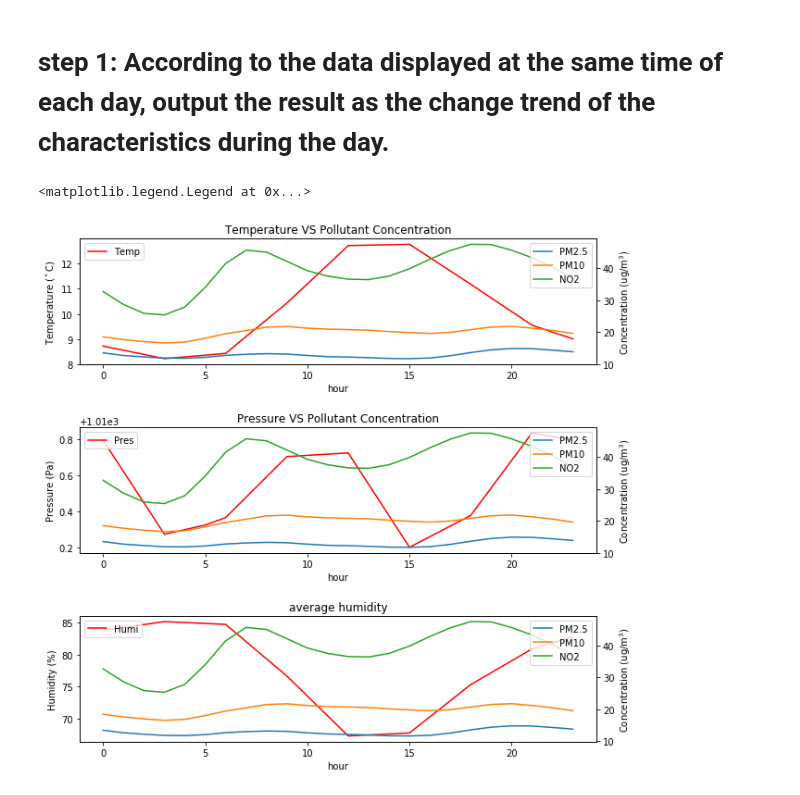
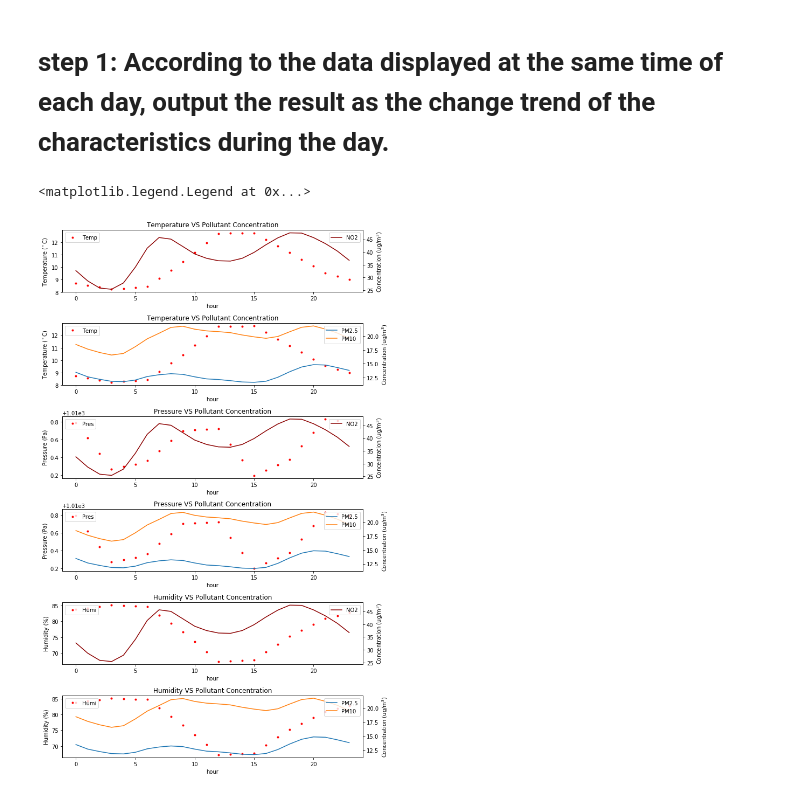
Before and after one commit to data-mining-not-found/air-quality-prediction, a Jupyter notebook: Released code/Version_1_0/11_charactristics_display.ipynb, the cells around one changed output. Cells and saved outputs as stored; diff of their text form; code cells hidden in the pictures.

```diff
--- a/Released code/Version_1_0/11_charactristics_display.ipynb
+++ b/Released code/Version_1_0/11_charactristics_display.ipynb
@@ -195,52 +141,87 @@ for i in range(24):
     pres[i] = pres[i] / pres_index[i]
     humi[i] = humi[i] / humi_index[i]
 # %%
-# Temperature, Pressure, and Humidity plot , average value in day
-fig = plt.figure(figsize=(10,10))
+# Temperature, Pressure, and Humidity plot , average value by Day
+fig = plt.figure(figsize=(10,18))
 plt.tight_layout()
 plt.subplots_adjust(wspace = 1, hspace = 0.5)
 
 # Temp
-ax1 = plt.subplot(311)
-ax1.plot(range(0,24), temp, label="Temp", color="red")
+ax1 = plt.subplot(611)
+ax1.plot(range(0,24), temp, "r.", label="Temp")
 ax1_t = ax1.twinx()
-ax1_t.plot(range(0,24), pm25_day, label="PM2.5")
-ax1_t.plot(range(0,24), pm10_day, label="PM10")
-ax1_t.plot(range(0,24), no2_day, label="NO2")
+ax1_t.plot(range(0,24), no2_day, label="NO2", color="darkred")
 ax1.set_xlabel("hour")
 ax1.set_ylabel(r"Temperature ($^\circ$C)")
 ax1_t.set_ylabel(r"Concentration (ug/m$^3$)")
+# ax1.set_ylim(0, 20)
+# ax1_t.set_ylim(0, 50)
 ax1.set_title("Temperature VS Pollutant Concentration")
 ax1.legend(loc=2)
 ax1_t.legend(loc=1)
 
+ax1 = plt.subplot(612)
+ax1.plot(range(0,24), temp, "r.", label="Temp")
+ax1_t = ax1.twinx()
+ax1_t.plot(range(0,24), pm25_day, label="PM2.5")
+ax1_t.plot(range(0,24), pm10_day, label="PM10")
+ax1.set_xlabel("hour")
+ax1.set_ylabel(r"Temperature ($^\circ$C)")
+ax1_t.set_ylabel(r"Concentration (ug/m$^3$)")
+# ax1.set_ylim(0, 20)
+# ax1_t.set_ylim(0, 30)
+ax1.set_title("Temperature VS Pollutant Concentration")
+ax1.legend(loc=2)
+ax1_t.legend(loc=1)
+
+
 # Pres
-ax2 = plt.subplot(312)
-ax2.plot(range(0,24), pres, label = "Pres", color="red")
+ax2 = plt.subplot(613)
+ax2.plot(range(0,24), pres,"r.", label = "Pres")
+ax2_t = ax2.twinx()
+ax2_t.plot(range(0,24), no2_day, label="NO2", color="darkred")
+ax2.set_xlabel("hour")
+ax2.set_ylabel(r"Pressure (Pa)")
+ax2_t.set_ylabel(r"Concentration (ug/m$^3$)")
+ax2.set_title("Pressure VS Pollutant Concentration")
+ax2.legend(loc=2)
+ax2_t.legend(loc=1)
+
+ax2 = plt.subplot(614)
+ax2.plot(range(0,24), pres, "r.", label = "Pres")
 ax2_t = ax2.twinx()
 ax2_t.plot(range(0,24), pm25_day, label="PM2.5")
 ax2_t.plot(range(0,24), pm10_day, label="PM10")
-ax2_t.plot(range(0,24), no2_day, label="NO2")
 ax2.set_xlabel("hour")
 ax2.set_ylabel(r"Pressure (Pa)")
 ax2_t.set_ylabel(r"Concentration (ug/m$^3$)")
 ax2.set_title("Pressure VS Pollutant Concentration")
 ax2.legend(loc=2)
 ax2_t.legend(loc=1)
 
 # Humi
-ax3 = plt.subplot(313)
-ax3.plot(range(0,24), humi, label = "Humi", color="red")
+ax3 = plt.subplot(615)
+ax3.plot(range(0,24), humi, "r.", label = "Humi")
+ax3_t = ax3.twinx()
+ax3_t.plot(range(0,24), no2_day, label="NO2", color="darkred")
+ax3.set_xlabel("hour")
+ax3.set_ylabel(r"Humidity (%)")
+ax3_t.set_ylabel(r"Concentration (ug/m$^3$)")
+ax3.set_title("Humidity VS Pollutant Concentration")
+ax3.legend(loc=2)
+ax3_t.legend(loc=1)
+
+ax3 = plt.subplot(616)
+ax3.plot(range(0,24), humi, "r.", label = "Humi")
 ax3_t = ax3.twinx()
 ax3_t.plot(range(0,24), pm25_day, label="PM2.5")
 ax3_t.plot(range(0,24), pm10_day, label="PM10")
-ax3_t.plot(range(0,24), no2_day, label="NO2")
 ax3.set_xlabel("hour")
 ax3.set_ylabel(r"Humidity (%)")
 ax3_t.set_ylabel(r"Concentration (ug/m$^3$)")
-ax3.set_title("average humidity")
+ax3.set_title("Humidity VS Pollutant Concentration")
 ax3.legend(loc=2)
 ax3_t.legend(loc=1)
 # %% [output]
 <matplotlib.legend.Legend at 0x...>
-[figure, old version]
+[figure, new version]
```
Also changed, not shown: parts of 9 cells of this notebook.
